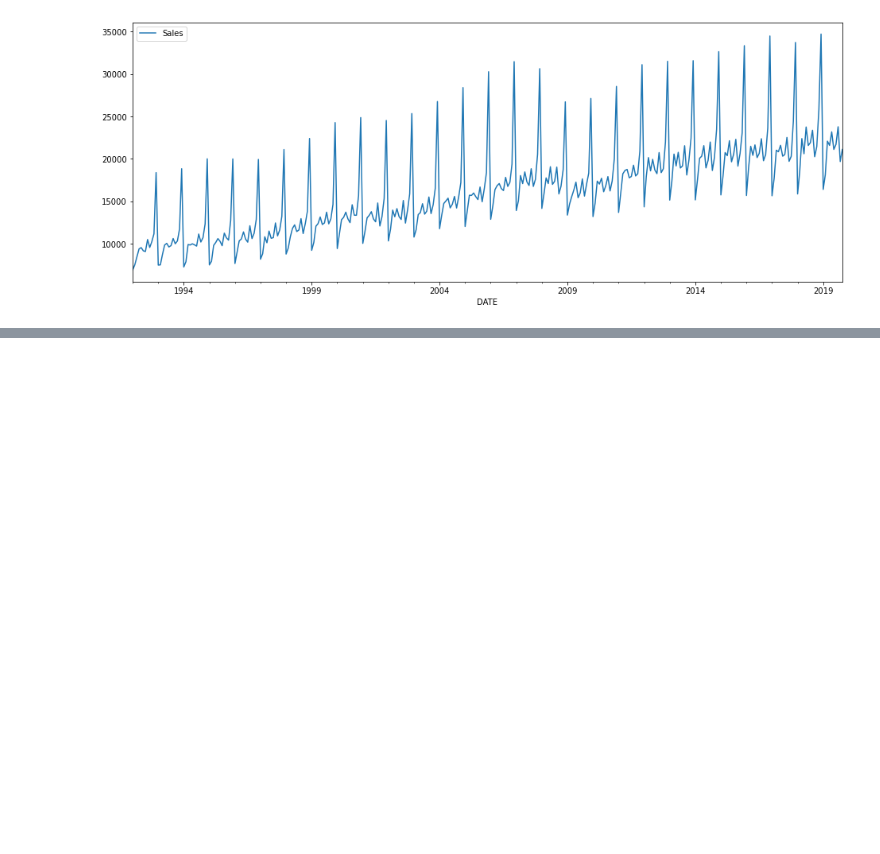
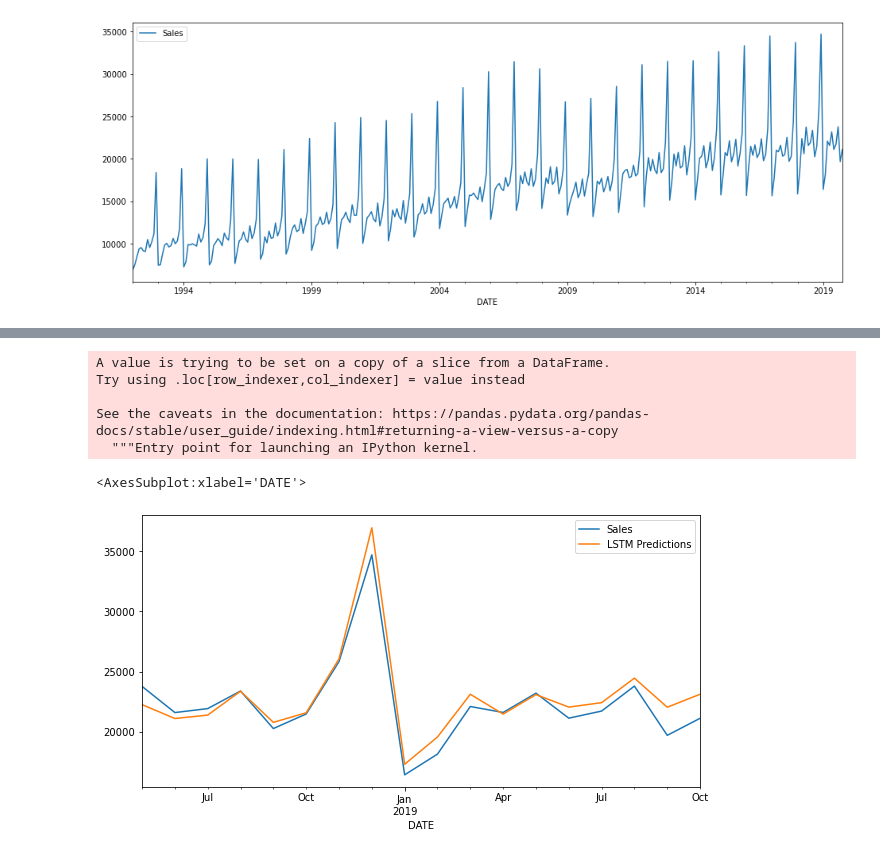
Before and after one commit to mxagar/data_science_python_tools, a Jupyter notebook: 19_NeuralNetworks_Keras/19_07_Keras_RNN/19_07_2_RNN_Example_1_Sales.ipynb, the cells around one changed output, grey strips where cells are left out. Saved outputs shown, nothing was run; the diff lists cells and outputs as text; code cells hidden in the pictures; blank space fills up the shorter version.

```diff
--- a/19_NeuralNetworks_Keras/19_07_Keras_RNN/19_07_2_RNN_Example_1_Sales.ipynb
+++ b/19_NeuralNetworks_Keras/19_07_Keras_RNN/19_07_2_RNN_Example_1_Sales.ipynb
@@ -67,0 +199,14 @@ df.plot(figsize=(16,6))
+# %%
+# We forecast one by one all the values in the test split
+# For that, the batch previous to the test split is taken
+# a prediction done for it. and then,
+# the batch is moved in the time to contain predicted values
+test_predictions = []
+current_batch = scaled_train[-length:].reshape((1,length,n_features))
+for i in range(len(test)):
+    predicted = model.predict(current_batch)[0]
+    test_predictions.append(predicted)
+    current_batch = np.append(current_batch[:,1:,:],[[predicted]],axis=1)
+# %%
+true_predictions = scaler.inverse_transform(test_predictions)
+true_predictions
@@ -67,0 +232,13 @@ df.plot(figsize=(16,6))
+# %%
+test['LSTM Predictions'] = true_predictions
+# %% [output]
+A value is trying to be set on a copy of a slice from a DataFrame.
+Try using .loc[row_indexer,col_indexer] = value instead
+
+See the caveats in the documentation: https://pandas.pydata.org/pandas-docs/stable/user_guide/indexing.html#returning-a-view-versus-a-copy
+  """Entry point for launching an IPython kernel.
+# %%
+test.plot(figsize=(10,5))
+# %% [output]
+<AxesSubplot:xlabel='DATE'>
+[figure, added]
```
Also changed, not shown: parts of 34 cells of this notebook.
